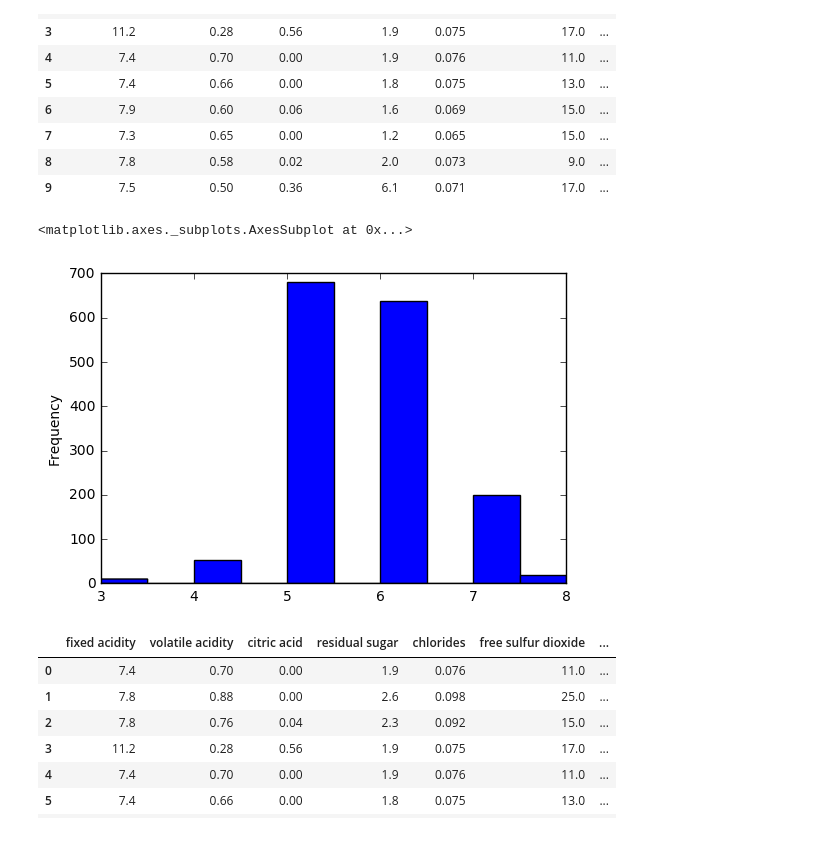
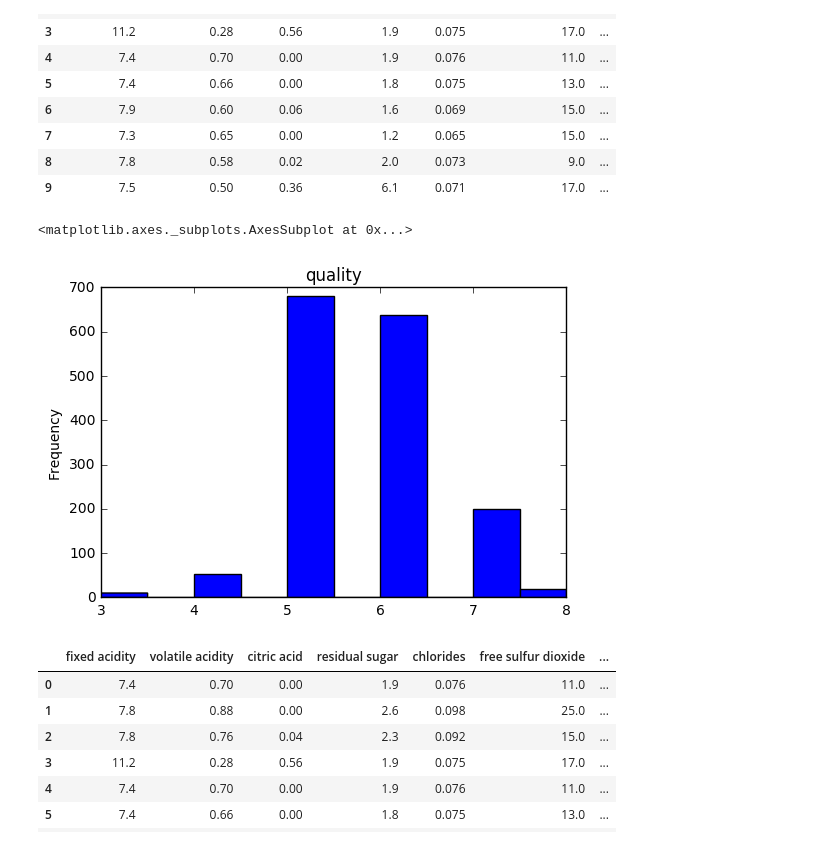
Before and after one commit to KamonohashiPerry/kamonohashiperry.com, a Jupyter notebook: lime_study/Lime_With_Wine Data.ipynb, the cells around one changed output. Cells and saved outputs as stored; diff of their text form; code cells hidden in the pictures.

```diff
--- a/lime_study/Lime_With_Wine Data.ipynb
+++ b/lime_study/Lime_With_Wine Data.ipynb
@@ -27,10 +27,10 @@ wine_dataset.head(10)
 | 9 | 7.5 | 0.50 | 0.36 | 6.1 | 0.071 | 17.0 | ... |
 # %%
 %matplotlib inline
-wine_dataset.quality.plot(kind='hist')
+wine_dataset.quality.plot(kind='hist',title='quality')
 # %% [output]
 <matplotlib.axes._subplots.AxesSubplot at 0x...>
-[figure, old version]
+[figure, new version]
 # %%
 #ワインの質に関する数値
 Y = wine_dataset.quality.values
```
Also changed, not shown: parts of 5 cells of this notebook.
